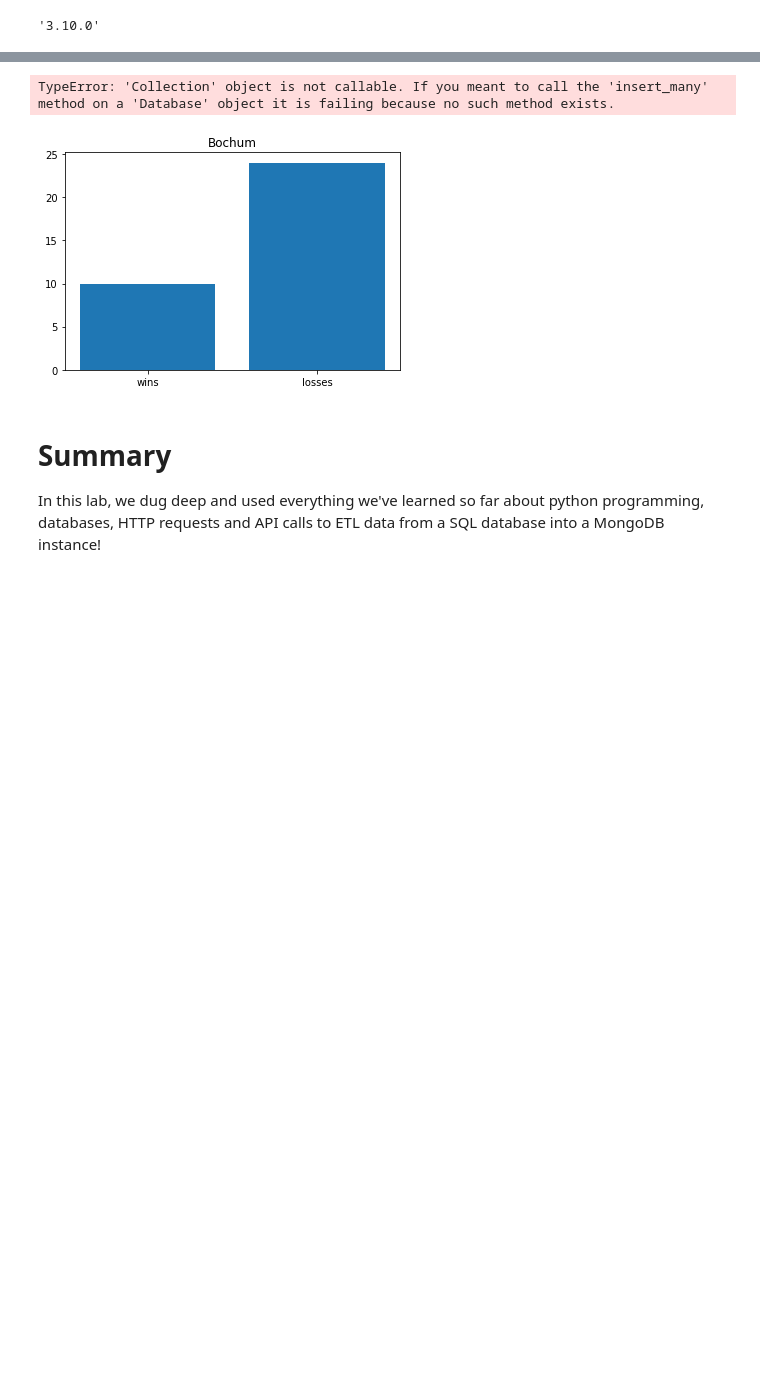
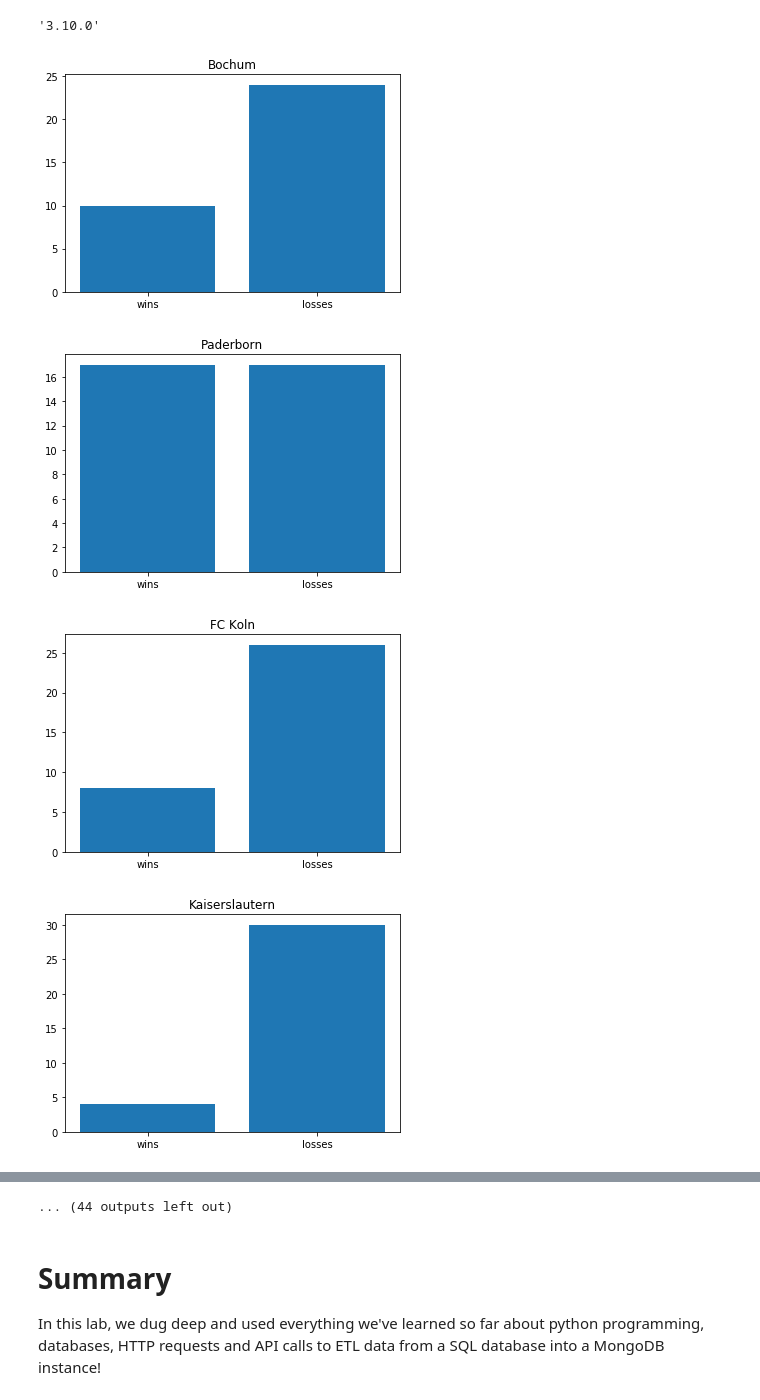
Before and after one commit to andiosika/dsc-mod-2-lab-online-ds-pt-100719, a Jupyter notebook: index.ipynb, the cells around one changed output, grey strips where cells are left out. Saved outputs shown, nothing was run; the diff lists cells and outputs as text; code cells hidden in the pictures; blank space fills up the shorter version.

```diff
--- a/index.ipynb
+++ b/index.ipynb
@@ -633,4 +600,5 @@ team_stats = pd.DataFrame()
 # %%
 myclient = pymongo.MongoClient("mongodb://127.0.0.1:27017/")
 stats_db = myclient['stats_db']
+team_stats_db = stats_db['team_stats_db']
 # %%
@@ -650,12 +620,16 @@ class MongoHandler:
             'team_hist': str(team.hist),
             'percent_rainy_wins': float(team.percent_rainy_wins)
         }
-        collection.insert_many(record)
+        collection.insert_one(record)
 # %%
 pymongo.version
 # %% [output]
 '3.10.0'
 # %%
 for team in team_list:
-    db_entry = MongoHandler(stats_db, team, matches)
+    db_entry = MongoHandler(team_stats_db, team, matches)
 # %% [output]
+[figure]
+[figure, added]
+[figure, added]
+[figure, added]
@@ -662,5 +644,4 @@ for team in team_list:
-TypeError: 'Collection' object is not callable. If you meant to call the 'insert_many' method on a 'Database' object it is failing because no such method exists.
+... (44 outputs left out)
-[figure]
 # %% [markdown]
 # Summary
 
```
Also changed, not shown: parts of 18 cells of this notebook.
